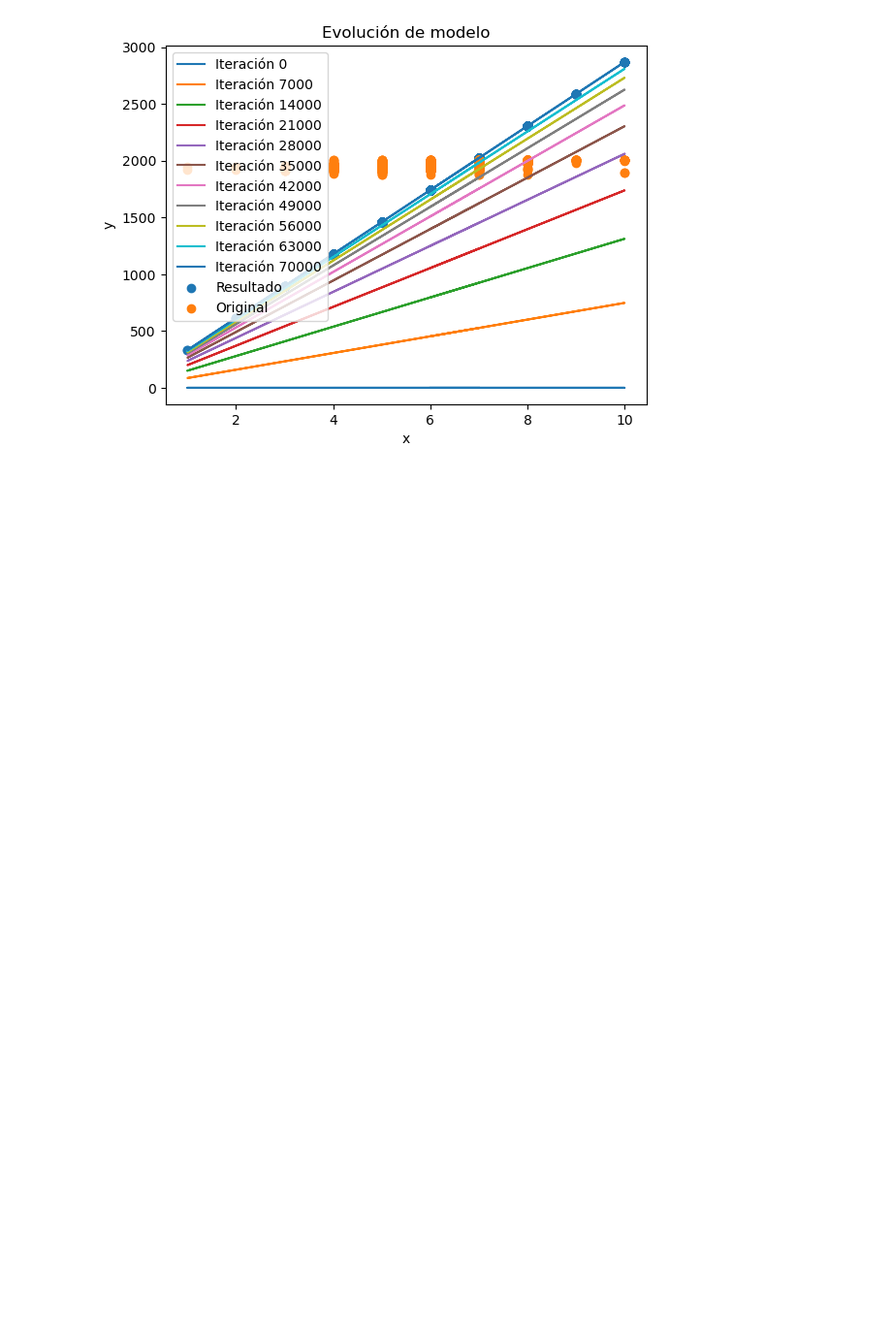
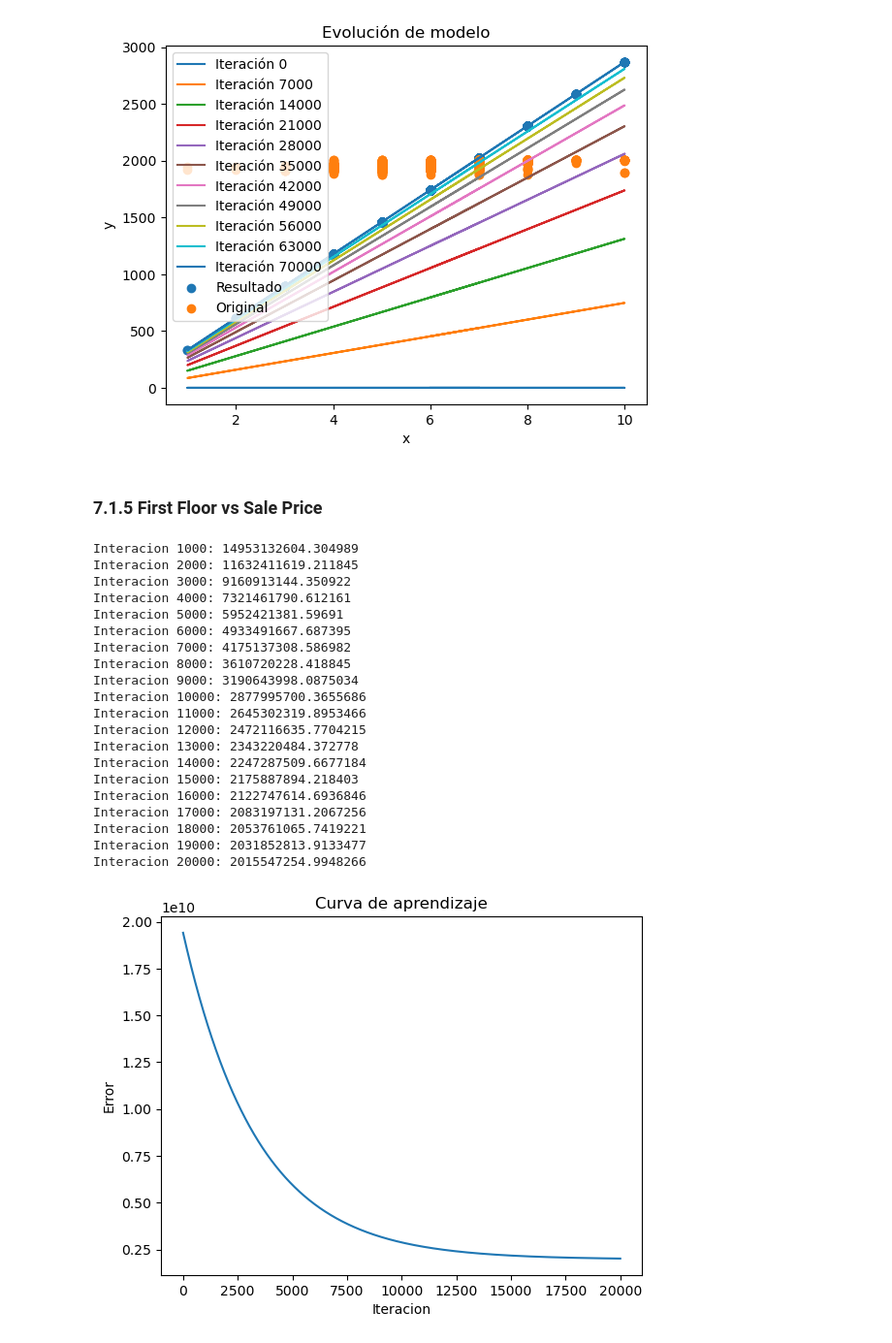
Before and after one commit to SirJose/Proyecto1, a Jupyter notebook: Proyecto1.ipynb, the cells around one changed output. Shown at 97% size. Saved outputs shown, nothing was run; the diff lists cells and outputs as text; code cells hidden in the pictures; blank space fills up the shorter version.

Commit message:
Entrenar modelo con el resto de variables

```diff
--- a/Proyecto1.ipynb
+++ b/Proyecto1.ipynb
@@ -594,3 +594,36 @@ Interacion 70000: 89494.01945424054
 Interacion 75000: 87206.47197659324
 [figure]
 [figure]
+# %% [markdown]
+### 7.1.5 First Floor vs Sale Price
+# %%
+epochs = 20000
+print_error_cada = 1000
+alpha = 0.0000000001
+
+modelo1 = ModeloRegresionLineal()
+parametros, errores = modelo1.entrenarModelo(firstfloorsqft,saleprice,epochs,print_error_cada,alpha)
+modelo1.plotCurvaAprendizaje()
+modelo1.plotModelo(2000)
+# %% [output]
+Interacion 1000: 14953132604.304989
+Interacion 2000: 11632411619.211845
+Interacion 3000: 9160913144.350922
+Interacion 4000: 7321461790.612161
+Interacion 5000: 5952421381.59691
+Interacion 6000: 4933491667.687395
+Interacion 7000: 4175137308.586982
+Interacion 8000: 3610720228.418845
+Interacion 9000: 3190643998.0875034
+Interacion 10000: 2877995700.3655686
+Interacion 11000: 2645302319.8953466
+Interacion 12000: 2472116635.7704215
+Interacion 13000: 2343220484.372778
+Interacion 14000: 2247287509.6677184
+Interacion 15000: 2175887894.218403
+Interacion 16000: 2122747614.6936846
+Interacion 17000: 2083197131.2067256
+Interacion 18000: 2053761065.7419221
+Interacion 19000: 2031852813.9133477
+Interacion 20000: 2015547254.9948266
+[figure, added]
```
Also changed, not shown: parts of 15 cells of this notebook.
